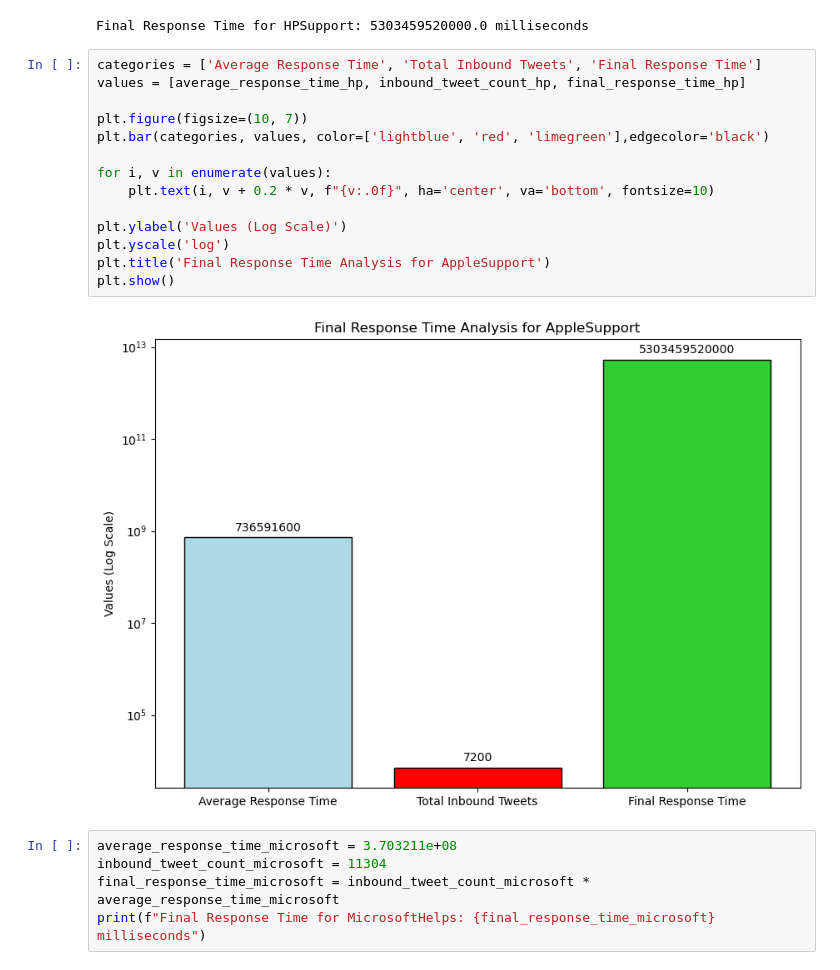
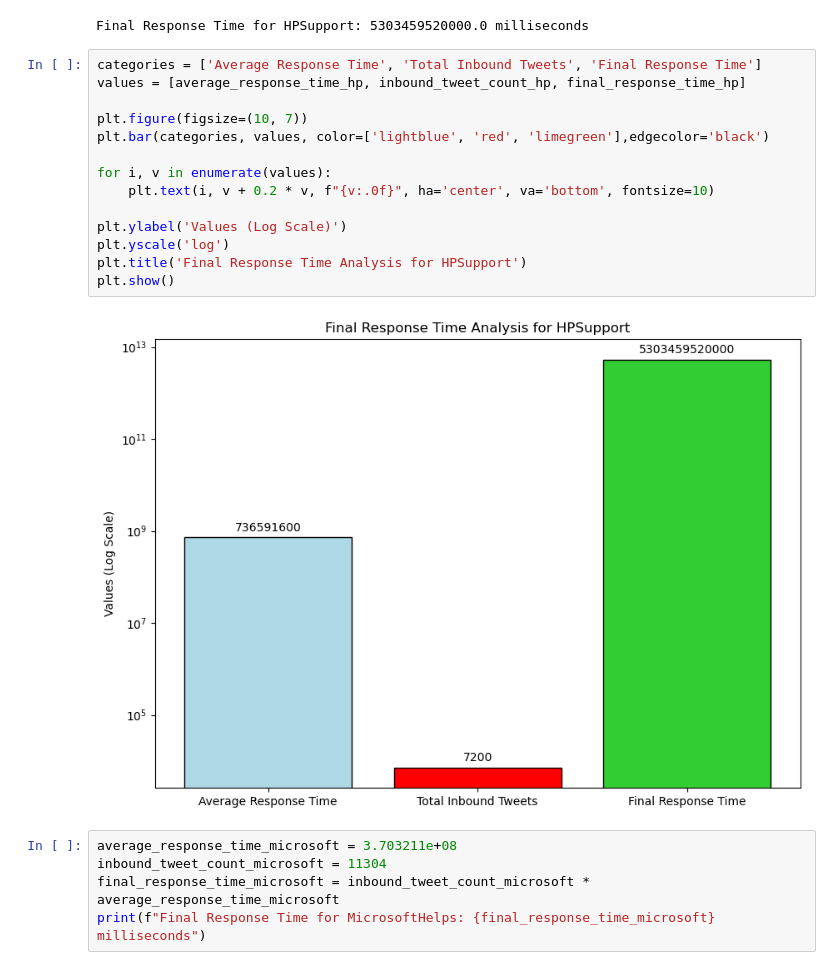
Before and after one commit to efloresz/Data-NotebookEF, a Jupyter notebook: Technology_Analysis.ipynb, the cells around one changed output. Drawn from its saved outputs; the diff is of its cells as text.

```diff
--- a/Technology_Analysis.ipynb
+++ b/Technology_Analysis.ipynb
@@ -222,19 +222,19 @@ Final Response Time for HPSupport: 5303459520000.0 milliseconds
 # %%
 categories = ['Average Response Time', 'Total Inbound Tweets', 'Final Response Time']
 values = [average_response_time_hp, inbound_tweet_count_hp, final_response_time_hp]
 
 plt.figure(figsize=(10, 7))
 plt.bar(categories, values, color=['lightblue', 'red', 'limegreen'],edgecolor='black')
 
 for i, v in enumerate(values):
     plt.text(i, v + 0.2 * v, f"{v:.0f}", ha='center', va='bottom', fontsize=10)
 
 plt.ylabel('Values (Log Scale)')
 plt.yscale('log')
-plt.title('Final Response Time Analysis for AppleSupport')
+plt.title('Final Response Time Analysis for HPSupport')
 plt.show()
 # %% [output]
-[figure, old version]
+[figure, new version]
 # %%
 average_response_time_microsoft = 3.703211e+08
 inbound_tweet_count_microsoft = 11304
```
Also changed, not shown: parts of 4 cells of this notebook.
